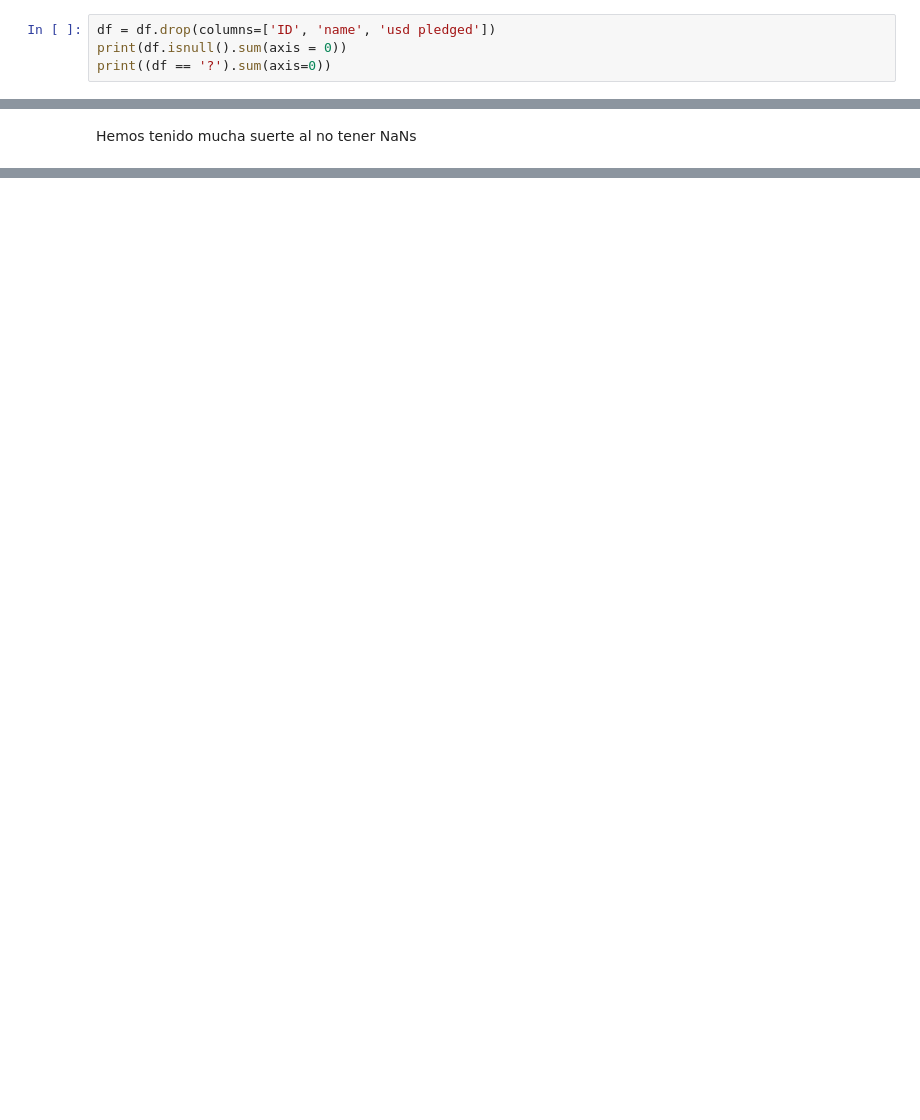
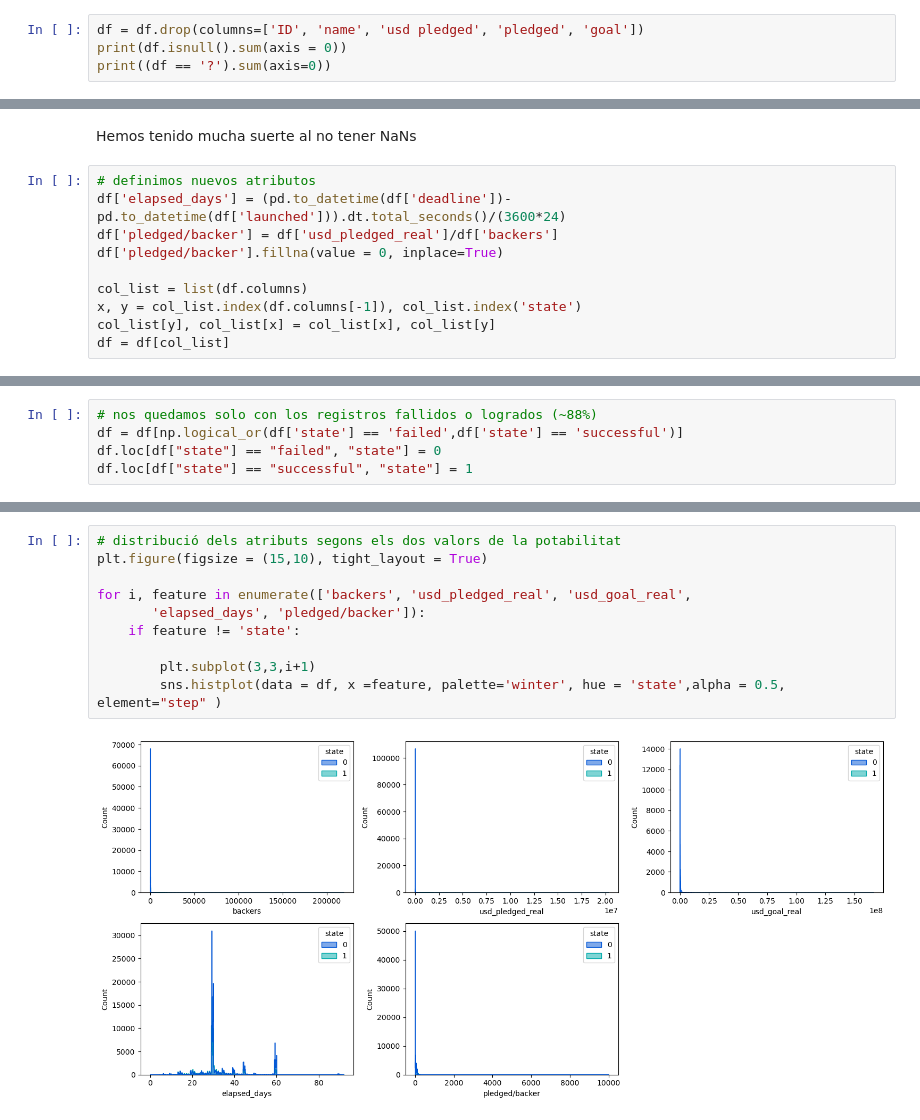
Before and after one commit to jaesmoris/Kickstarter_projects_kaggle, a Jupyter notebook: Kickstarter_projects.ipynb, the cells around one changed output, grey strips where cells are left out. Saved outputs shown, nothing was run; the diff lists cells and outputs as text; blank space fills up the shorter version.

Commit message:
Nuevos atributos definidos, atributos descartados, primeras gráficas, one-hot encoder y binary-encoder

```diff
--- a/Kickstarter_projects.ipynb
+++ b/Kickstarter_projects.ipynb
@@ -28,7 +34,7 @@ df.head()
 | 3 | 1000007540 | ToshiCapital Rekordz Needs Help t... | Music | Music | USD | 2012-04-16 | 5000.0 | 2012-03-17 03:24:11 | 1.0 | failed | ... |
 | 4 | 1000011046 | Community Film Project: The Art o... | Film & Video | Film & Video | USD | 2015-08-29 | 19500.0 | 2015-07-04 08:35:03 | 1283.0 | canceled | ... |
 # %%
-df = df.drop(columns=['ID', 'name', 'usd pledged'])
+df = df.drop(columns=['ID', 'name', 'usd pledged', 'pledged', 'goal'])
 print(df.isnull().sum(axis = 0))
 print((df == '?').sum(axis=0))
 # %% [output]
@@ -51,3 +57,13 @@ usd_goal_real       0
 dtype: int64
 # %% [markdown]
 Hemos tenido mucha suerte al no tener NaNs
+# %%
+# definimos nuevos atributos
+df['elapsed_days'] = (pd.to_datetime(df['deadline'])-pd.to_datetime(df['launched'])).dt.total_seconds()/(3600*24)
+df['pledged/backer'] = df['usd_pledged_real']/df['backers']
+df['pledged/backer'].fillna(value = 0, inplace=True)
+
+col_list = list(df.columns)
+x, y = col_list.index(df.columns[-1]), col_list.index('state')
+col_list[y], col_list[x] = col_list[x], col_list[y]
+df = df[col_list]
@@ -53,0 +81,5 @@ Hemos tenido mucha suerte al no tener NaNs
+# %%
+# nos quedamos solo con los registros fallidos o logrados (~88%)
+df = df[np.logical_or(df['state'] == 'failed',df['state'] == 'successful')]
+df.loc[df["state"] == "failed", "state"] = 0
+df.loc[df["state"] == "successful", "state"] = 1
@@ -53,0 +146,12 @@ Hemos tenido mucha suerte al no tener NaNs
+# %%
+# distribució dels atributs segons els dos valors de la potabilitat
+plt.figure(figsize = (15,10), tight_layout = True)
+
+for i, feature in enumerate(['backers', 'usd_pledged_real', 'usd_goal_real',
+       'elapsed_days', 'pledged/backer']):
+    if feature != 'state':
+
+        plt.subplot(3,3,i+1)
+        sns.histplot(data = df, x =feature, palette='winter', hue = 'state',alpha = 0.5, element="step" )
+# %% [output]
+[figure, added]
```
Also changed, not shown: parts of 14 cells of this notebook.
